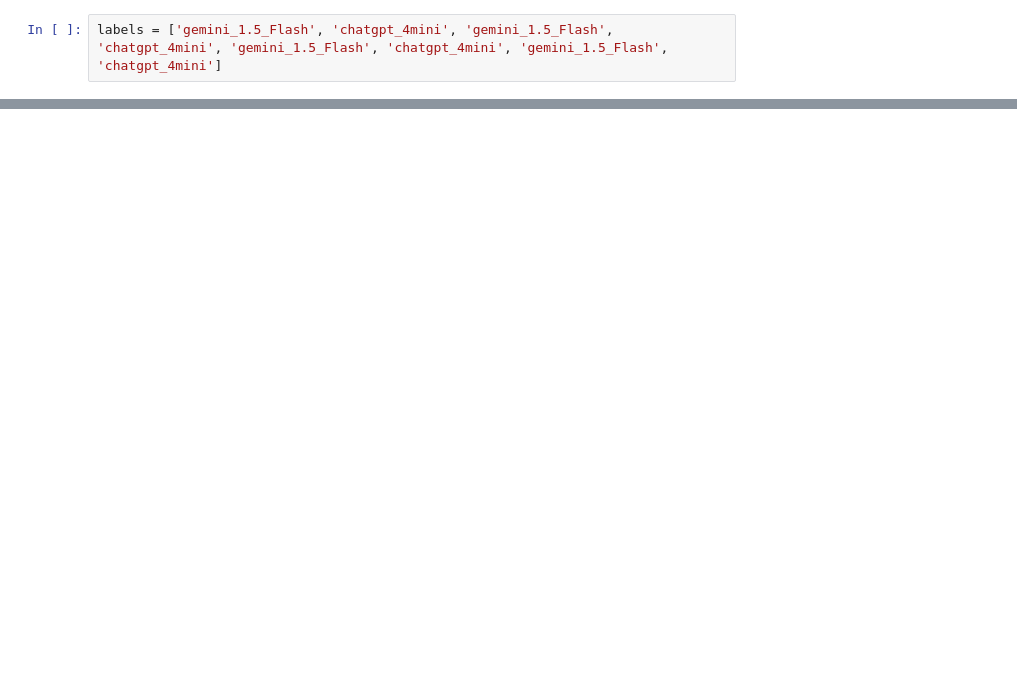
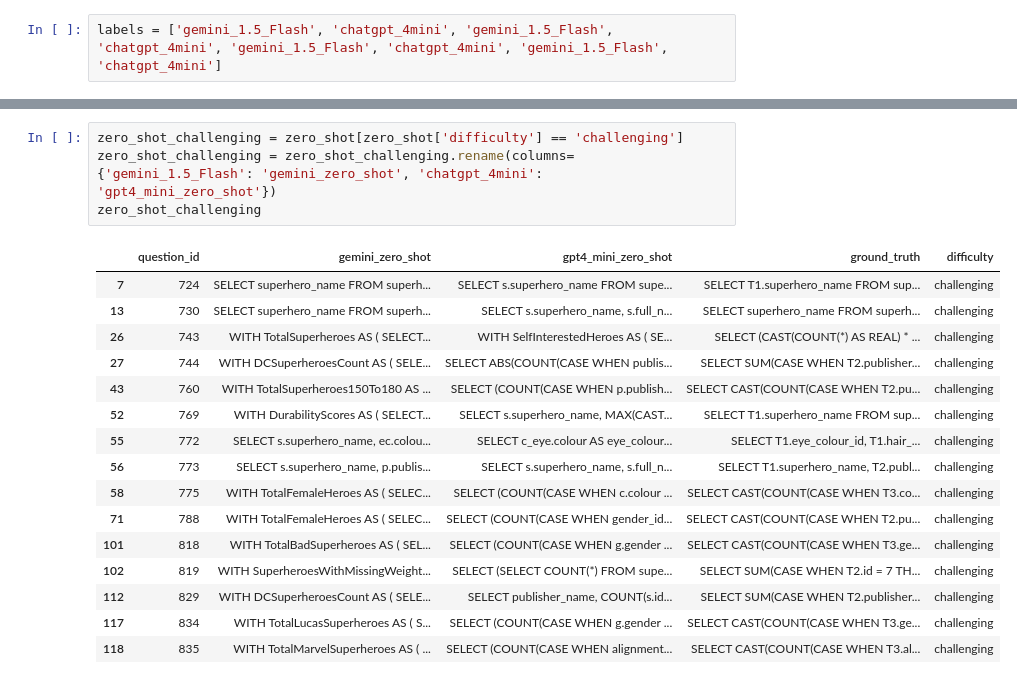
Before and after one commit to EnzoRg/text_mining, a Jupyter notebook: evaluation.ipynb, the cells around one changed output, grey strips where cells are left out. Drawn from its saved outputs; the diff is of its cells as text; blank space fills up the shorter version.

```diff
--- a/evaluation.ipynb
+++ b/evaluation.ipynb
@@ -243,0 +322,21 @@ few_shot
+# %%
+zero_shot_challenging = zero_shot[zero_shot['difficulty'] == 'challenging']
+zero_shot_challenging = zero_shot_challenging.rename(columns={'gemini_1.5_Flash': 'gemini_zero_shot', 'chatgpt_4mini': 'gpt4_mini_zero_shot'})
+zero_shot_challenging
+# %% [output]
+|  | question_id | gemini_zero_shot | gpt4_mini_zero_shot | ground_truth | difficulty |
+| 7 | 724 | SELECT superhero_name FROM superh... | SELECT s.superhero_name FROM supe... | SELECT T1.superhero_name FROM sup... | challenging |
+| 13 | 730 | SELECT superhero_name FROM superh... | SELECT s.superhero_name, s.full_n... | SELECT superhero_name FROM superh... | challenging |
+| 26 | 743 | WITH TotalSuperheroes AS ( SELECT... | WITH SelfInterestedHeroes AS ( SE... | SELECT (CAST(COUNT(*) AS REAL) * ... | challenging |
+| 27 | 744 | WITH DCSuperheroesCount AS ( SELE... | SELECT ABS(COUNT(CASE WHEN publis... | SELECT SUM(CASE WHEN T2.publisher... | challenging |
+| 43 | 760 | WITH TotalSuperheroes150To180 AS ... | SELECT (COUNT(CASE WHEN p.publish... | SELECT CAST(COUNT(CASE WHEN T2.pu... | challenging |
+| 52 | 769 | WITH DurabilityScores AS ( SELECT... | SELECT s.superhero_name, MAX(CAST... | SELECT T1.superhero_name FROM sup... | challenging |
+| 55 | 772 | SELECT s.superhero_name, ec.colou... | SELECT c_eye.colour AS eye_colour... | SELECT T1.eye_colour_id, T1.hair_... | challenging |
+| 56 | 773 | SELECT s.superhero_name, p.publis... | SELECT s.superhero_name, s.full_n... | SELECT T1.superhero_name, T2.publ... | challenging |
+| 58 | 775 | WITH TotalFemaleHeroes AS ( SELEC... | SELECT (COUNT(CASE WHEN c.colour ... | SELECT CAST(COUNT(CASE WHEN T3.co... | challenging |
+| 71 | 788 | WITH TotalFemaleHeroes AS ( SELEC... | SELECT (COUNT(CASE WHEN gender_id... | SELECT CAST(COUNT(CASE WHEN T2.pu... | challenging |
+| 101 | 818 | WITH TotalBadSuperheroes AS ( SEL... | SELECT (COUNT(CASE WHEN g.gender ... | SELECT CAST(COUNT(CASE WHEN T3.ge... | challenging |
+| 102 | 819 | WITH SuperheroesWithMissingWeight... | SELECT (SELECT COUNT(*) FROM supe... | SELECT SUM(CASE WHEN T2.id = 7 TH... | challenging |
+| 112 | 829 | WITH DCSuperheroesCount AS ( SELE... | SELECT publisher_name, COUNT(s.id... | SELECT SUM(CASE WHEN T2.publisher... | challenging |
+| 117 | 834 | WITH TotalLucasSuperheroes AS ( S... | SELECT (COUNT(CASE WHEN g.gender ... | SELECT CAST(COUNT(CASE WHEN T3.ge... | challenging |
+| 118 | 835 | WITH TotalMarvelSuperheroes AS ( ... | SELECT (COUNT(CASE WHEN alignment... | SELECT CAST(COUNT(CASE WHEN T3.al... | challenging |
```
Also changed, not shown: parts of 61 cells of this notebook, 19 other files.
